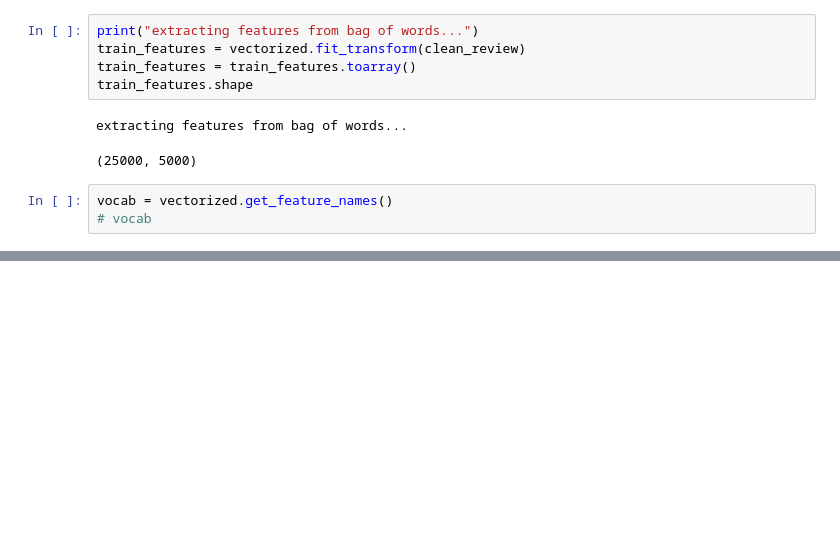
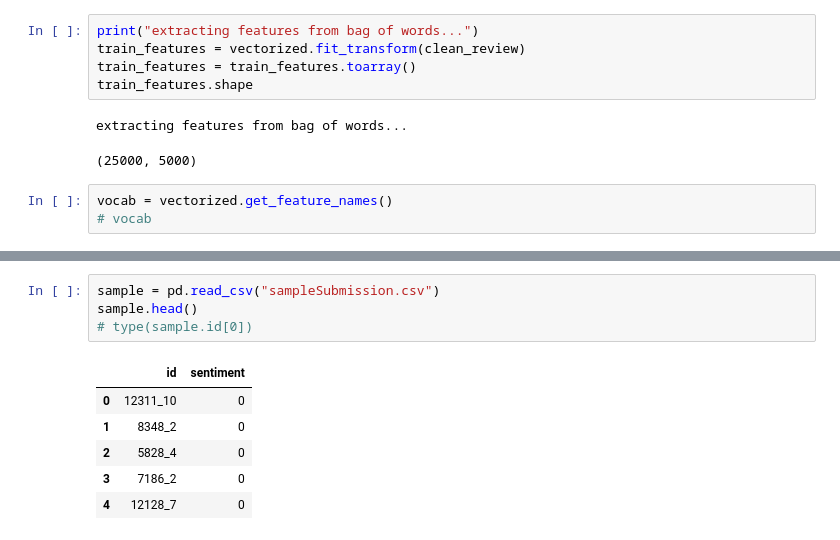
Before and after one commit to ShreyaGupta08/Movie-Reviewer-using-Word2Vec, a Jupyter notebook: Review Classifier.ipynb, the cells around one changed output, grey strips where cells are left out. Saved outputs shown, nothing was run; the diff lists cells and outputs as text; blank space fills up the shorter version.

```diff
--- a/Review Classifier.ipynb
+++ b/Review Classifier.ipynb
@@ -105,0 +194,11 @@ dist.shape
+# %%
+sample = pd.read_csv("sampleSubmission.csv")
+sample.head()
+# type(sample.id[0])
+# %% [output]
+|  | id | sentiment |
+| 0 | 12311_10 | 0 |
+| 1 | 8348_2 | 0 |
+| 2 | 5828_4 | 0 |
+| 3 | 7186_2 | 0 |
+| 4 | 12128_7 | 0 |
```
Also changed, not shown: parts of 7 cells of this notebook, 1 other file.
